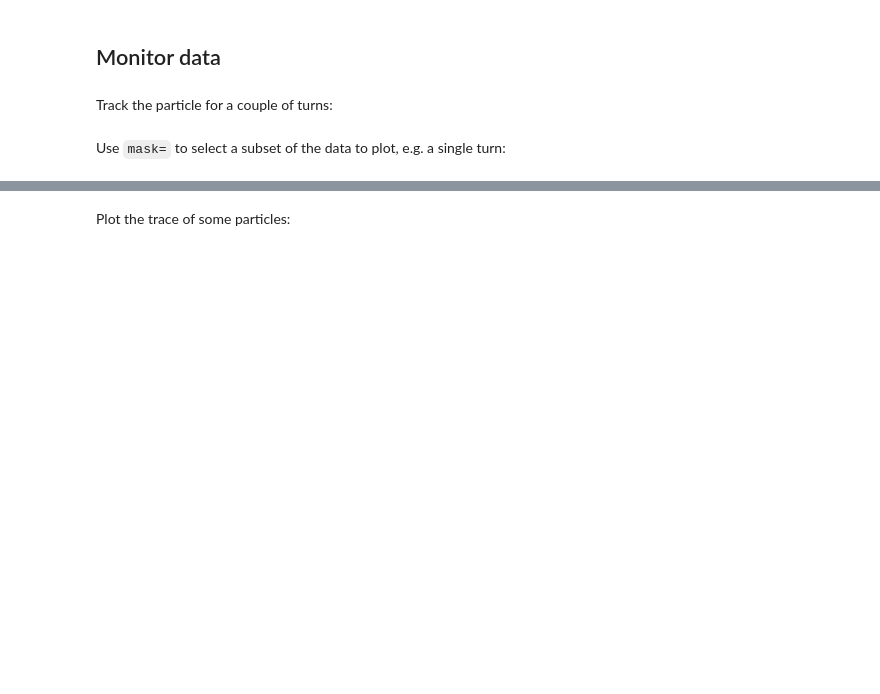
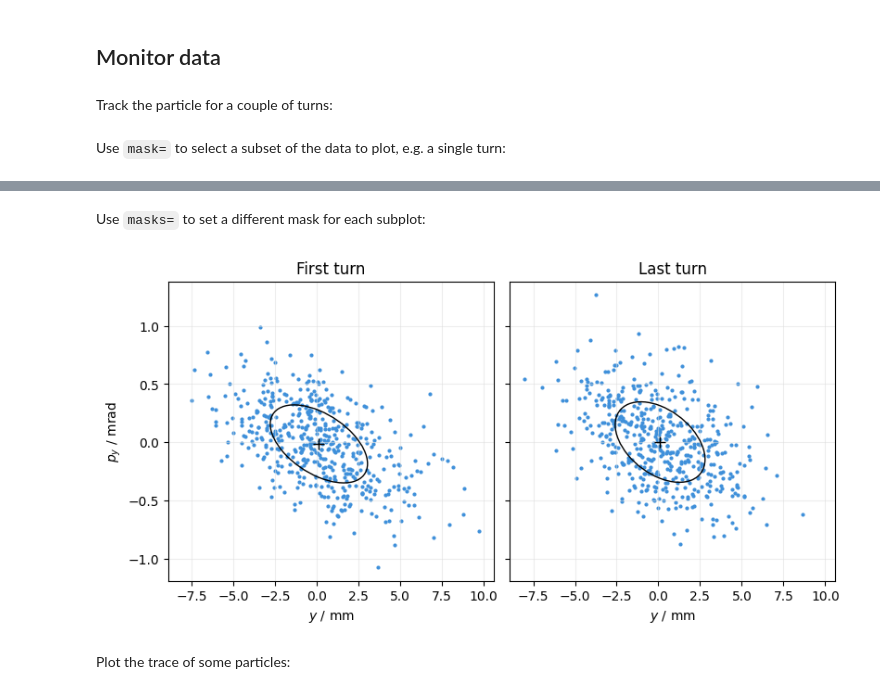
Before and after one commit to xsuite/xplt, a Jupyter notebook: examples/phasespace.ipynb, the cells around one changed output, grey strips where cells are left out. Saved outputs shown, nothing was run; the diff lists cells and outputs as text; code cells hidden in the pictures; blank space fills up the shorter version.

Commit message:
Add masks and titles per subplot

```diff
--- a/examples/phasespace.ipynb
+++ b/examples/phasespace.ipynb
@@ -106,3 +106,22 @@ plot.fig.suptitle("Particle distribution for a single turn");
+# %% [markdown]
+Use `masks=` to set a different mask for each subplot:
+# %%
+plot = xplt.PhaseSpacePlot(
+    tracker.record_last_track,
+    kind="y,y",
+    titles=("First turn", "Last turn"),
+    sharex="all",
+    sharey="all",
+    masks=[  # select particles at first and last turn
+        (slice(500), 0),
+        (slice(500), -1),
+    ],
+    mean=True,
+    std=True,
+)
+plot.ax[1].set(ylabel=None);
+# %% [output]
+[figure, added]
 # %% [markdown]
 Plot the trace of some particles:
 # %%
```
Also changed, not shown: parts of 6 cells of this notebook, 1 other file.
